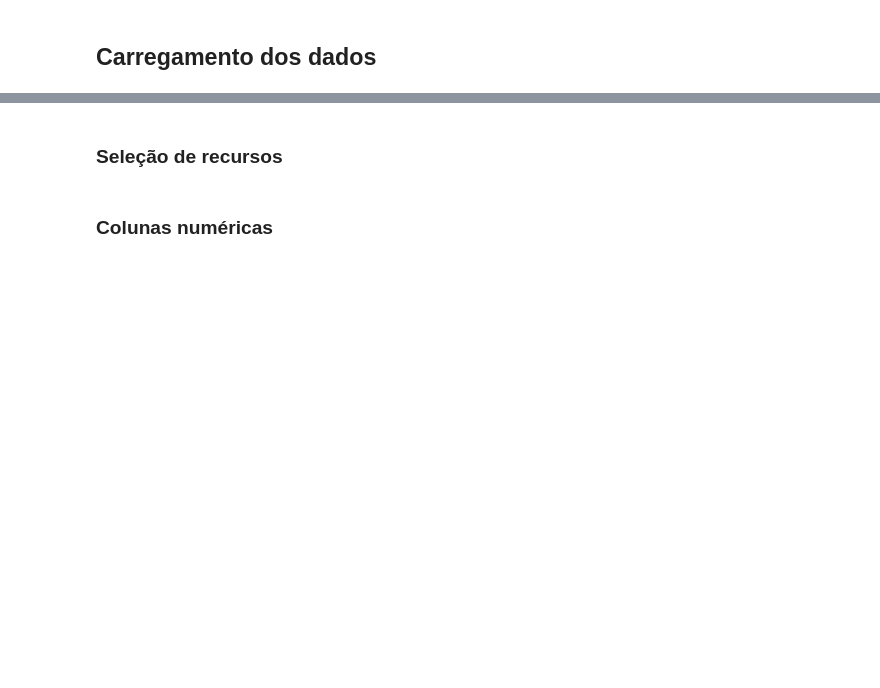
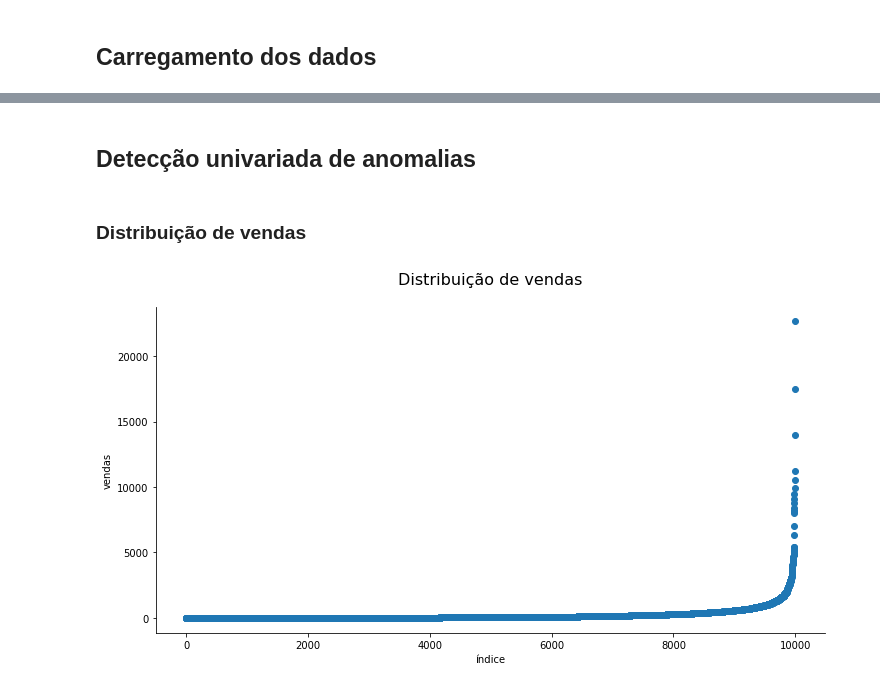
Before and after one commit to LilianeAquino/introducao_mineracao_de_dados, a Jupyter notebook: 08_deteccao_de_anomalias.ipynb, the cells around one changed output, grey strips where cells are left out. Cells and saved outputs as stored; diff of their text form; code cells hidden in the pictures; blank space fills up the shorter version.

Commit message:
detecção de anomalias

```diff
--- a/08_deteccao_de_anomalias.ipynb
+++ b/08_deteccao_de_anomalias.ipynb
@@ -103,27 +65,13 @@ memory usage: 20.6+ MB
+# %% [markdown]
+## Detecção univariada de anomalias
 # %% [markdown]
-### Seleção de recursos
+### Distribuição de vendas
-# %%
-dropCols = ['index', 'National Provider Identifier', 'Last Name/Organization Name of the Provider',
-            'First Name of the Provider', 'Middle Initial of the Provider', 'Street Address 1 of the Provider',
-            'Street Address 2 of the Provider', 'Zip Code of the Provider', 'HCPCS Code']
-
-dados.drop(dropCols, inplace=True, axis=1)
-dados.reset_index(drop=True, inplace=True)
-# %% [markdown]
-### Colunas numéricas
-# %%
-cols = [
-     'Number of Services',
-     'Number of Medicare Beneficiaries',
-     'Number of Distinct Medicare Beneficiary/Per Day Services',
-     'Average Medicare Allowed Amount',
-     'Average Submitted Charge Amount',
-     'Average Medicare Payment Amount',
-     'Average Medicare Standardized Amount'
-]
-
-def removeComma(x):
-    return x.replace(',', '')
-
-for c in cols:
-    dados[c] = pd.to_numeric(dados[c].apply(lambda x: removeComma(x)), errors= 'ignore')
+# %%
+plt.figure(figsize=(12, 6))
+plt.scatter(range(dados.shape[0]), np.sort(dados['vendas'].values))
+plt.xlabel('índice')
+plt.ylabel('vendas')
+plt.title('Distribuição de vendas', y=1.05, fontsize=16)
+sns.despine()
+# %% [output]
+[figure, added]
```
Also changed, not shown: parts of 22 cells of this notebook.
